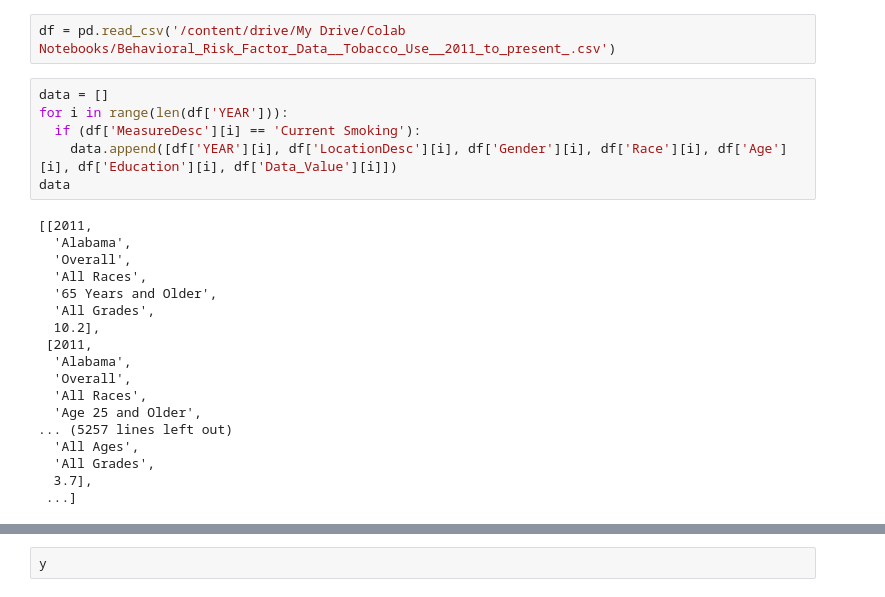
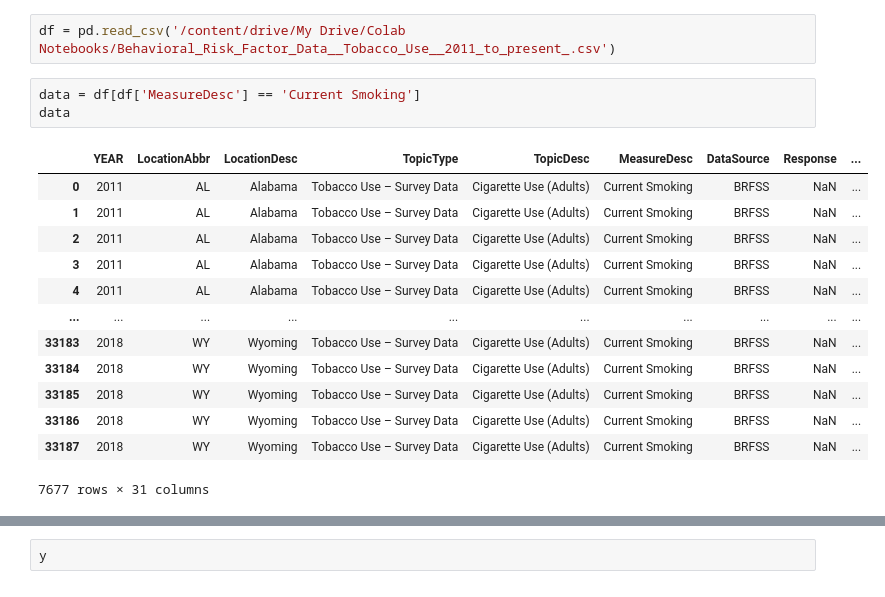
Before and after one commit to Frank0012/BiasMachine, a Jupyter notebook: KNN.ipynb, the cells around one changed output, grey strips where cells are left out. Saved outputs shown, nothing was run; the diff lists cells and outputs as text.

```diff
--- a/KNN.ipynb
+++ b/KNN.ipynb
@@ -10,29 +10,22 @@ import pandas as pd
 n_neighbors = 5
 # %%
 df = pd.read_csv('/content/drive/My Drive/Colab Notebooks/Behavioral_Risk_Factor_Data__Tobacco_Use__2011_to_present_.csv')
-# %%
-data = []
-for i in range(len(df['YEAR'])):
-  if (df['MeasureDesc'][i] == 'Current Smoking'):
-    data.append([df['YEAR'][i], df['LocationDesc'][i], df['Gender'][i], df['Race'][i], df['Age'][i], df['Education'][i], df['Data_Value'][i]])
-data
-# %% [output]
-[[2011,
-  'Alabama',
-  'Overall',
-  'All Races',
-  '65 Years and Older',
-  'All Grades',
-  10.2],
- [2011,
-  'Alabama',
-  'Overall',
-  'All Races',
-  'Age 25 and Older',
-... (5257 lines left out)
-  'All Ages',
-  'All Grades',
-  3.7],
- ...]
+# %%
+data = df[df['MeasureDesc'] == 'Current Smoking']
+data
+# %% [output]
+|  | YEAR | LocationAbbr | LocationDesc | TopicType | TopicDesc | MeasureDesc | DataSource | Response | ... |
+| 0 | 2011 | AL | Alabama | Tobacco Use – Survey Data | Cigarette Use (Adults) | Current Smoking | BRFSS | NaN | ... |
+| 1 | 2011 | AL | Alabama | Tobacco Use – Survey Data | Cigarette Use (Adults) | Current Smoking | BRFSS | NaN | ... |
+| 2 | 2011 | AL | Alabama | Tobacco Use – Survey Data | Cigarette Use (Adults) | Current Smoking | BRFSS | NaN | ... |
+| 3 | 2011 | AL | Alabama | Tobacco Use – Survey Data | Cigarette Use (Adults) | Current Smoking | BRFSS | NaN | ... |
+| 4 | 2011 | AL | Alabama | Tobacco Use – Survey Data | Cigarette Use (Adults) | Current Smoking | BRFSS | NaN | ... |
+| ... | ... | ... | ... | ... | ... | ... | ... | ... | ... |
+| 33183 | 2018 | WY | Wyoming | Tobacco Use – Survey Data | Cigarette Use (Adults) | Current Smoking | BRFSS | NaN | ... |
+| 33184 | 2018 | WY | Wyoming | Tobacco Use – Survey Data | Cigarette Use (Adults) | Current Smoking | BRFSS | NaN | ... |
+| 33185 | 2018 | WY | Wyoming | Tobacco Use – Survey Data | Cigarette Use (Adults) | Current Smoking | BRFSS | NaN | ... |
+| 33186 | 2018 | WY | Wyoming | Tobacco Use – Survey Data | Cigarette Use (Adults) | Current Smoking | BRFSS | NaN | ... |
+| 33187 | 2018 | WY | Wyoming | Tobacco Use – Survey Data | Cigarette Use (Adults) | Current Smoking | BRFSS | NaN | ... |
+7677 rows × 31 columns
 # %%
 years = []
```
Also changed, not shown: parts of 7 cells of this notebook.
